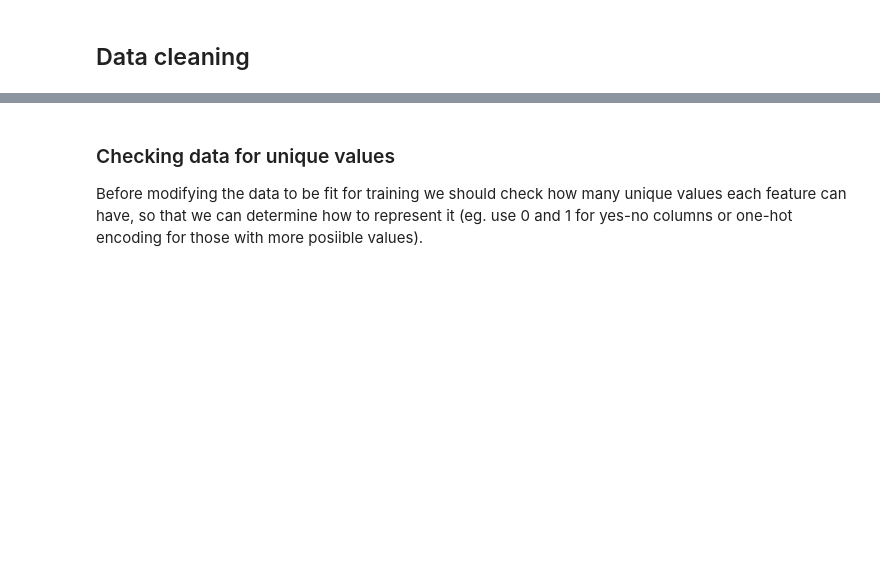
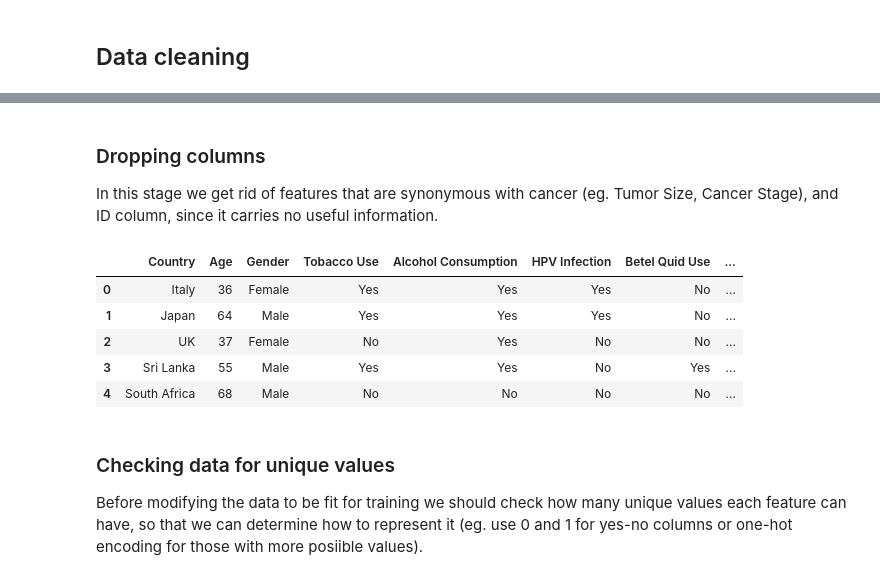
Before and after one commit to MrWlobo/ML_Oral_Cancer_Prediction, a Jupyter notebook: main.ipynb, the cells around one changed output, grey strips where cells are left out. Saved outputs shown, nothing was run; the diff lists cells and outputs as text; code cells hidden in the pictures; blank space fills up the shorter version.

```diff
--- a/main.ipynb
+++ b/main.ipynb
@@ -72,4 +76,18 @@ Index(['id', 'gender', 'age', 'hypertension', 'heart_disease', 'ever_married',
       dtype='str')
+# %% [markdown]
+### Dropping columns
+In this stage we get rid of features that are synonymous with cancer (eg. Tumor Size, Cancer Stage), and ID column, since it carries no useful information.
+# %%
+df = df.drop(df.columns[17:-2], axis="columns")
+df = df.drop(df.columns[0], axis="columns")
+df.head()
+# %% [output]
+|  | Country | Age | Gender | Tobacco Use | Alcohol Consumption | HPV Infection | Betel Quid Use | ... |
+| 0 | Italy | 36 | Female | Yes | Yes | Yes | No | ... |
+| 1 | Japan | 64 | Male | Yes | Yes | Yes | No | ... |
+| 2 | UK | 37 | Female | No | Yes | No | No | ... |
+| 3 | Sri Lanka | 55 | Male | Yes | Yes | No | Yes | ... |
+| 4 | South Africa | 68 | Male | No | No | No | No | ... |
 # %% [markdown]
 ### Checking data for unique values
 
```
Also changed, not shown: parts of 30 cells of this notebook.
